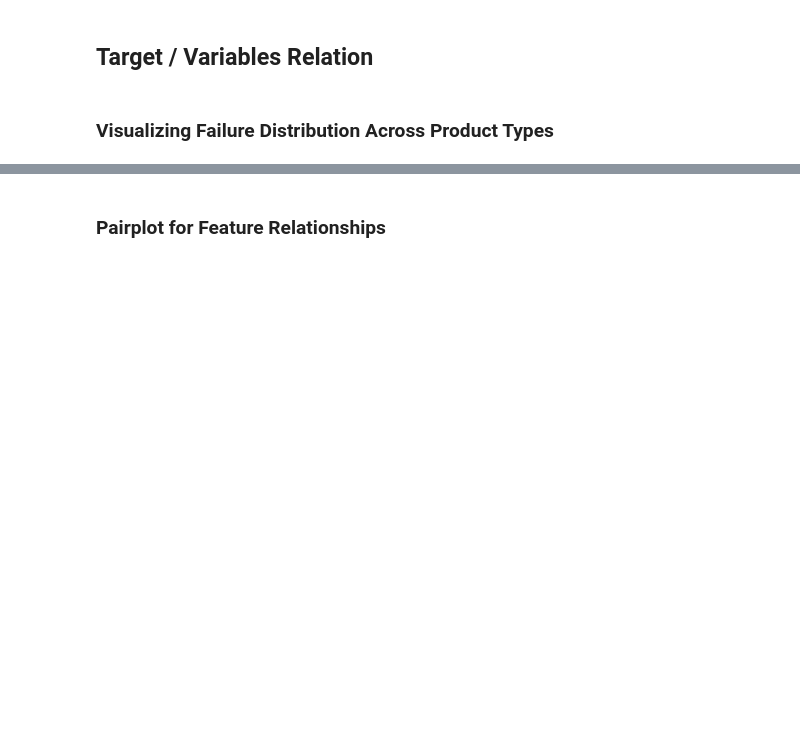
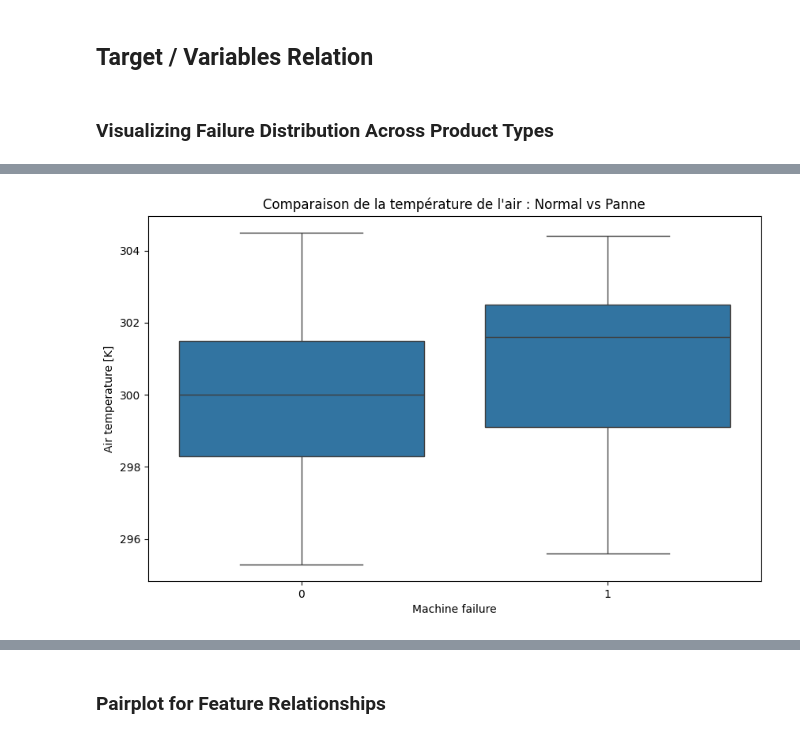
Before and after one commit to SimonGallien/Predictive-Maintenance-Dataset-AI4I-2020-, a Jupyter notebook: notebooks/eda.ipynb, the cells around one changed output, grey strips where cells are left out. Saved outputs shown, nothing was run; the diff lists cells and outputs as text; code cells hidden in the pictures; blank space fills up the shorter version.

```diff
--- a/notebooks/eda.ipynb
+++ b/notebooks/eda.ipynb
@@ -222,0 +235,7 @@ Text(0.5, 0.98, 'Machine Failure Distribution Across Types')
+# %%
+plt.figure(figsize=(10, 6))
+sns.boxplot(x='Machine failure', y='Air temperature [K]', data=df)
+plt.title("Comparaison de la température de l'air : Normal vs Panne")
+plt.show()
+# %% [output]
+[figure, added]
```
Also changed, not shown: parts of 7 cells of this notebook, 3 other files.
